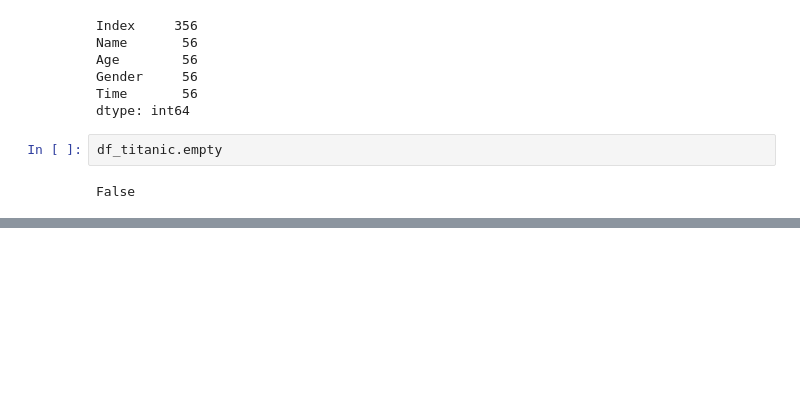
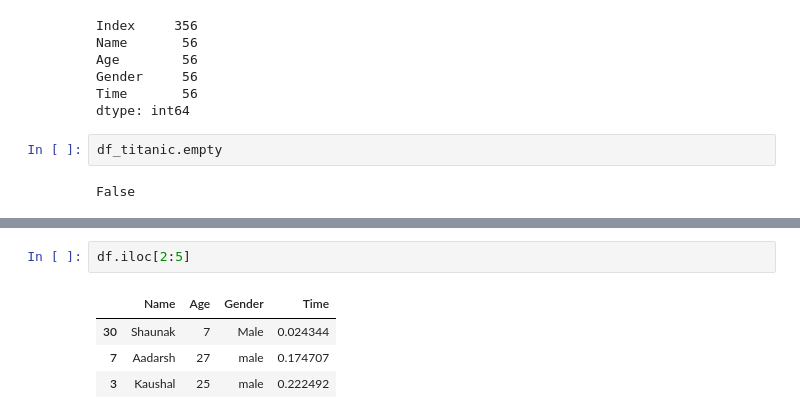
Before and after one commit to shyamghan17/MachineLearning, a Jupyter notebook: Pandas/DataFramePandas.ipynb, the cells around one changed output, grey strips where cells are left out. Saved outputs shown, nothing was run; the diff lists cells and outputs as text; blank space fills up the shorter version.

```diff
--- a/Pandas/DataFramePandas.ipynb
+++ b/Pandas/DataFramePandas.ipynb
@@ -436,0 +416,7 @@ ValueError: invalid literal for int() with base 10: 'Ghanshyam'
+# %%
+df.iloc[2:5]
+# %% [output]
+|  | Name | Age | Gender | Time |
+| 30 | Shaunak | 7 | Male | 0.024344 |
+| 7 | Aadarsh | 27 | male | 0.174707 |
+| 3 | Kaushal | 25 | male | 0.222492 |
```
Also changed, not shown: parts of 21 cells of this notebook.
